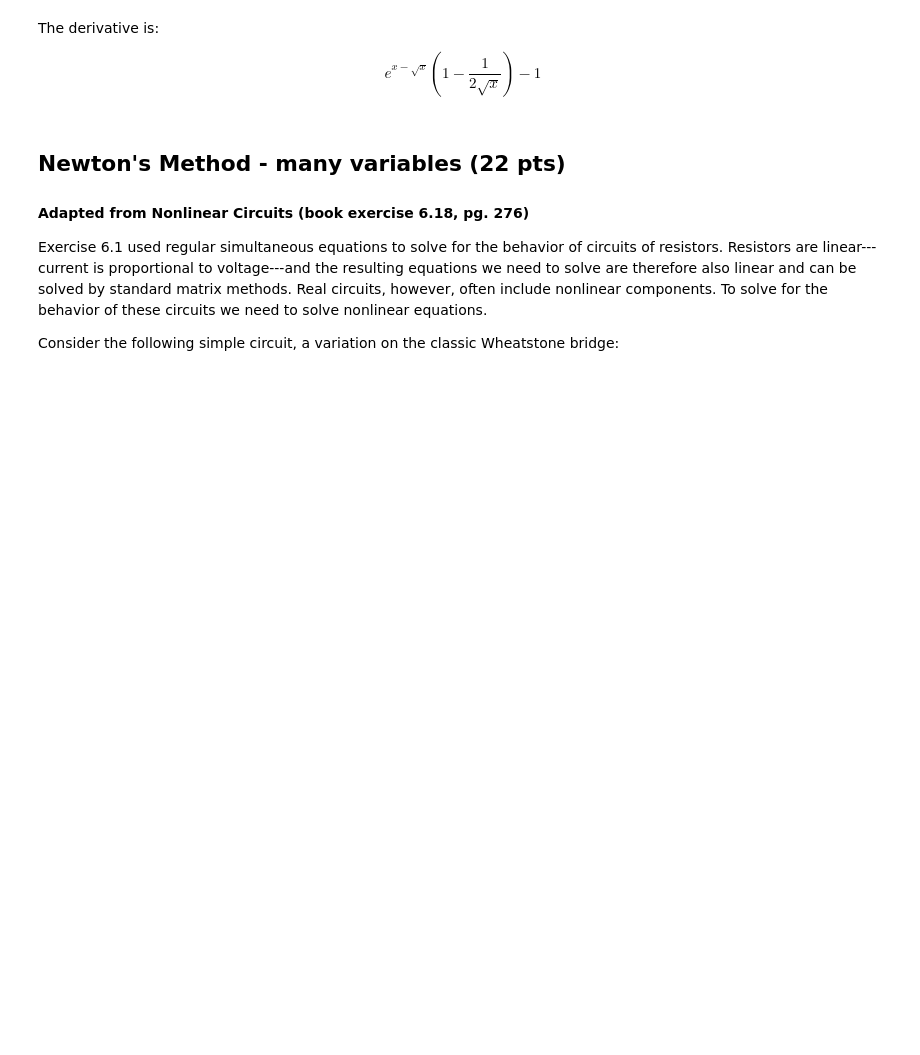
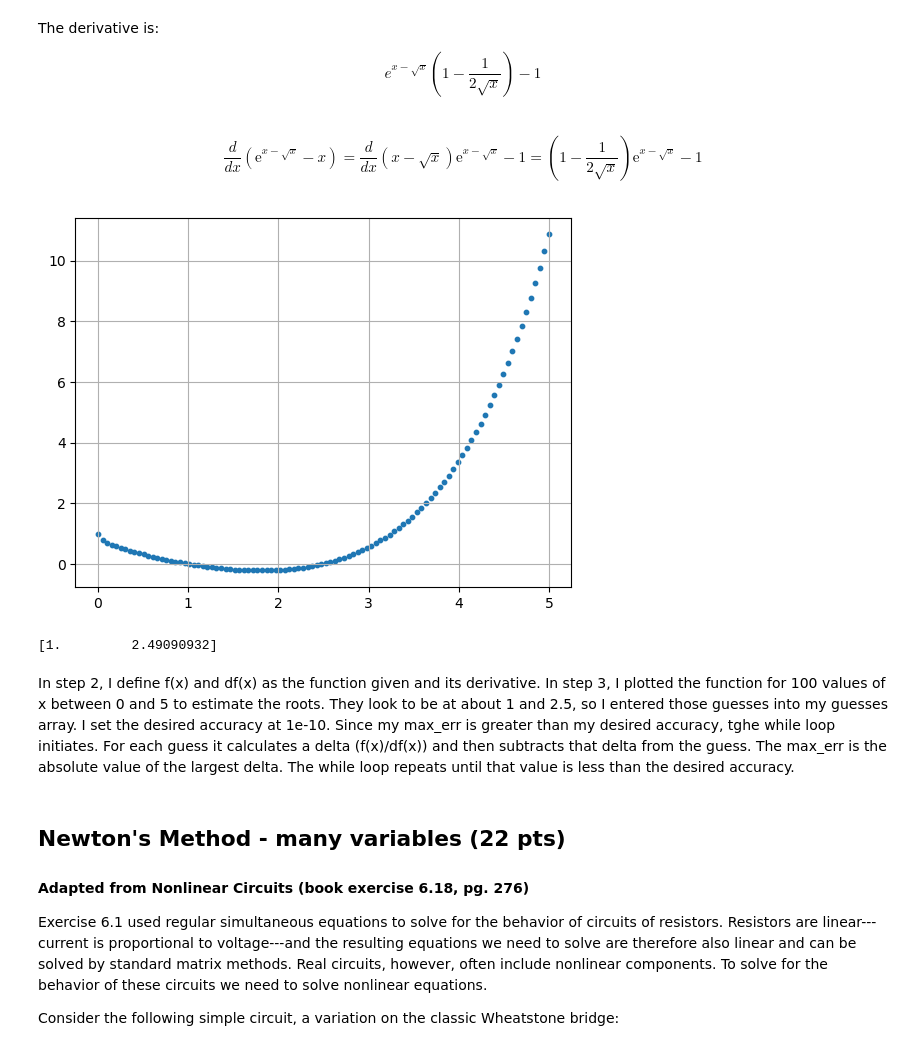
Before and after one commit to LDeGroot-Wooster/CompPhys26, a Jupyter notebook: Labs/LabAssignment13_S26.ipynb, the cells around one changed output. Cells and saved outputs as stored; diff of their text form; code cells hidden in the pictures; blank space fills up the shorter version.

```diff
--- a/Labs/LabAssignment13_S26.ipynb
+++ b/Labs/LabAssignment13_S26.ipynb
@@ -33,9 +35,47 @@ $$e^{x-\sqrt{x}}\left(1-\frac{1}{2\sqrt{x}}\right)-1 $$
+# %% [markdown]
+$$\frac{d}{dx}\left(\text{e}^{x-\sqrt{x}}-x\right)=\frac{d}{dx}(x-\sqrt{x})\text{e}^{x-\sqrt{x}}-1=\left(1-\frac{1}{2\sqrt{x}}\right)\text{e}^{x-\sqrt{x}}-1$$
 # %%
 # part 2
+# define a function of the polynomial
+def f(x):
+    return (math.e**(x-np.sqrt(x)))-x
+
+# define function that is the derivative of the polynomial
+def df(x):
+    return ((math.e**(x-np.sqrt(x)))*(1-(1/(2*np.sqrt(x)))))-1
 # %%
 # part 3
+#a range of x values
+x_vals = np.linspace(0,5,100)
+y_vals = np.zeros(len(x_vals))
+
+for i in range(len(x_vals)): #use function f(x) to find y values for each x value
+    y_vals[i] = f(x_vals[i])
+
+#plot
+plt.scatter(x_vals, y_vals, s = 10)
+plt.grid()
+# %% [output]
+[figure, added]
 # %%
 # part 4
+guesses = np.array([1, 2.5]) #these look to be the approximate values of the roots
+
+#desired accuracy and initial value of error to initiate while loop
+desired_acc = 1e-10
+max_err = 1.0
+
+#performs Newton's method
+while max_err>desired_acc:
+    deltas = f(guesses)/df(guesses)
+    guesses -= deltas
+    max_err = max(np.abs(deltas))
+
+print(guesses)
+# %% [output]
+[1.         2.49090932]
+# %% [markdown]
+In step 2, I define f(x) and df(x) as the function given and its derivative. In step 3, I plotted the function for 100 values of x between 0 and 5 to estimate the roots. They look to be at about 1 and 2.5, so I entered those guesses into my guesses array. I set the desired accuracy at 1e-10. Since my max_err is greater than my desired accuracy, tghe while loop initiates. For each guess it calculates a delta (f(x)/df(x)) and then subtracts that delta from the guess. The max_err is the absolute value of the largest delta. The while loop repeats until that value is less than the desired accuracy.
 # %% [markdown]
 ## Newton's Method - many variables (22 pts)
 #### Adapted from Nonlinear Circuits (book exercise 6.18, pg. 276)
```
Also changed, not shown: parts of 7 cells of this notebook.
